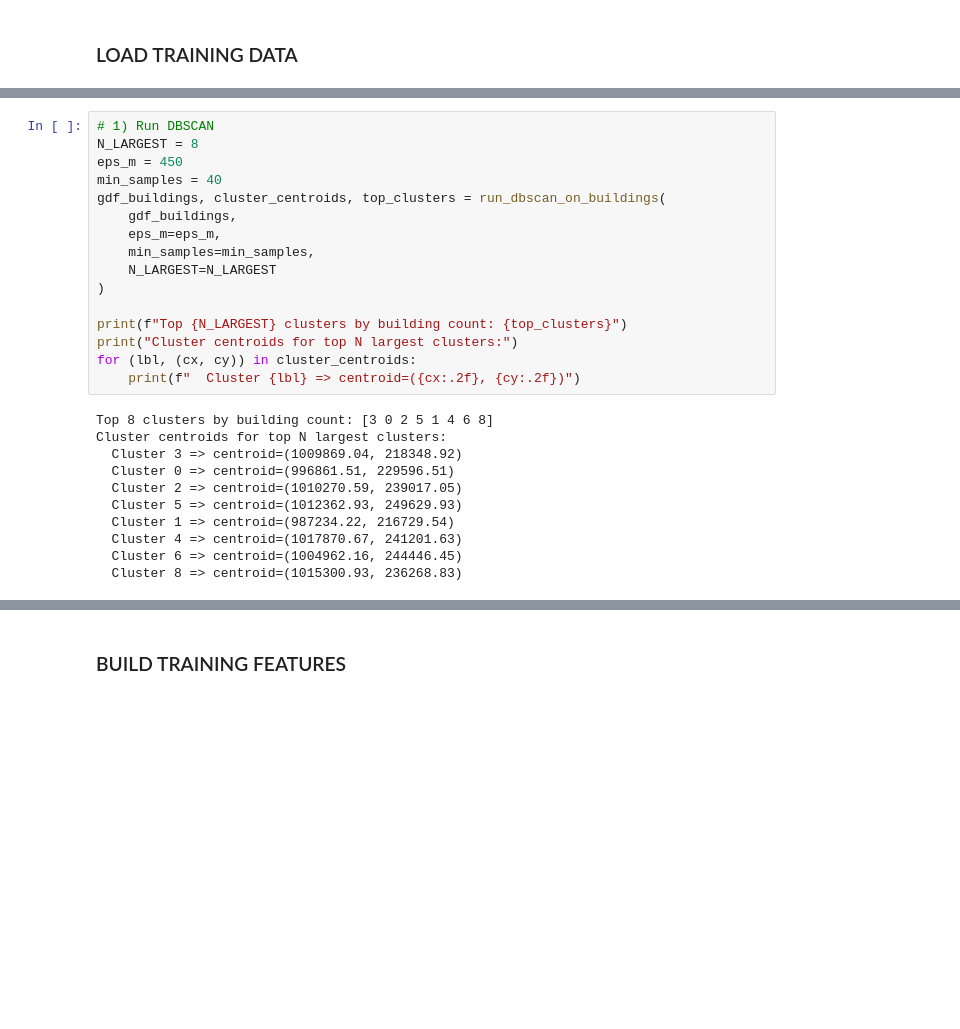
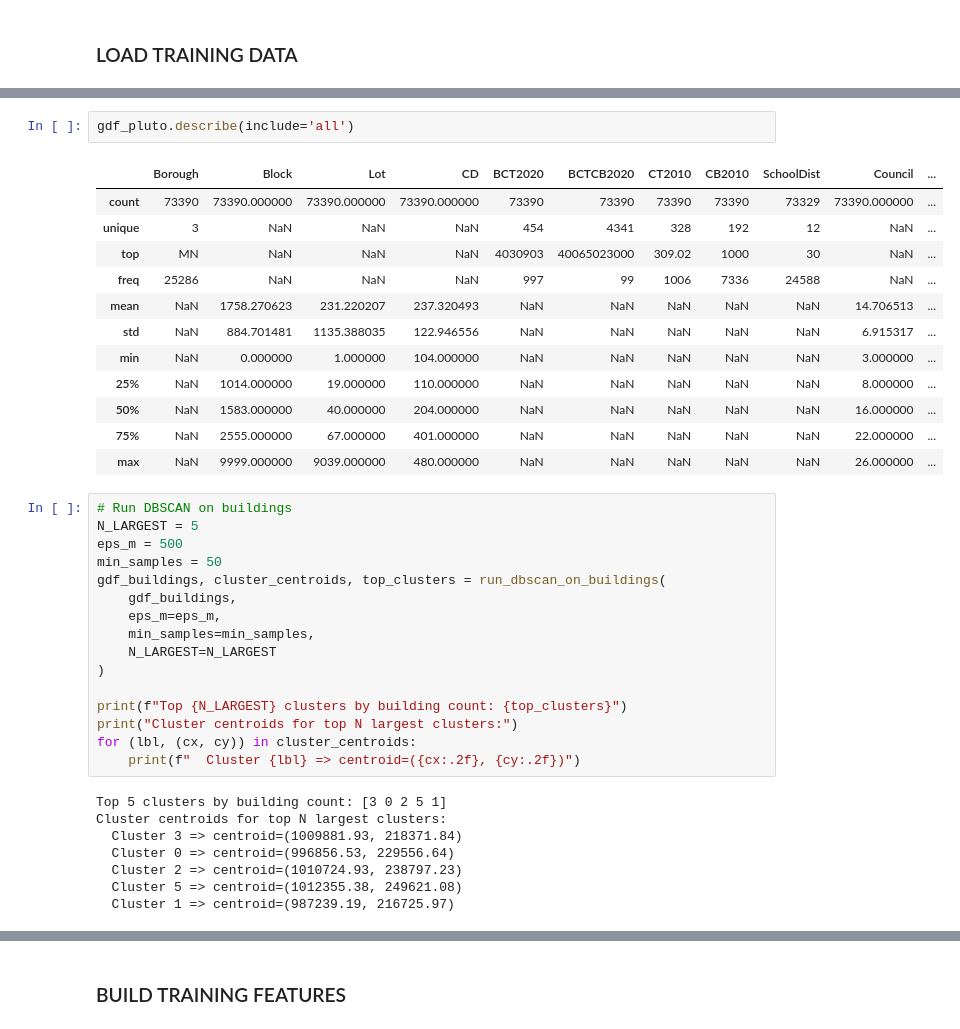
Before and after one commit to MegaKruk/uhi-ai-challenge-2025, a Jupyter notebook: UHI_Model.ipynb, the cells around one changed output, grey strips where cells are left out. Cells and saved outputs as stored; diff of their text form; blank space fills up the shorter version.

```diff
--- a/UHI_Model.ipynb
+++ b/UHI_Model.ipynb
@@ -584,8 +1289,23 @@ Train Total Bounds: [ 985785.41138281  215727.52933294 1017620.84024546  252422.
+# %%
+gdf_pluto.describe(include='all')
+# %% [output]
+|  | Borough | Block | Lot | CD | BCT2020 | BCTCB2020 | CT2010 | CB2010 | SchoolDist | Council | ... |
+| count | 73390 | 73390.000000 | 73390.000000 | 73390.000000 | 73390 | 73390 | 73390 | 73390 | 73329 | 73390.000000 | ... |
+| unique | 3 | NaN | NaN | NaN | 454 | 4341 | 328 | 192 | 12 | NaN | ... |
+| top | MN | NaN | NaN | NaN | 4030903 | 40065023000 | 309.02 | 1000 | 30 | NaN | ... |
+| freq | 25286 | NaN | NaN | NaN | 997 | 99 | 1006 | 7336 | 24588 | NaN | ... |
+| mean | NaN | 1758.270623 | 231.220207 | 237.320493 | NaN | NaN | NaN | NaN | NaN | 14.706513 | ... |
+| std | NaN | 884.701481 | 1135.388035 | 122.946556 | NaN | NaN | NaN | NaN | NaN | 6.915317 | ... |
+| min | NaN | 0.000000 | 1.000000 | 104.000000 | NaN | NaN | NaN | NaN | NaN | 3.000000 | ... |
+| 25% | NaN | 1014.000000 | 19.000000 | 110.000000 | NaN | NaN | NaN | NaN | NaN | 8.000000 | ... |
+| 50% | NaN | 1583.000000 | 40.000000 | 204.000000 | NaN | NaN | NaN | NaN | NaN | 16.000000 | ... |
+| 75% | NaN | 2555.000000 | 67.000000 | 401.000000 | NaN | NaN | NaN | NaN | NaN | 22.000000 | ... |
+| max | NaN | 9999.000000 | 9039.000000 | 480.000000 | NaN | NaN | NaN | NaN | NaN | 26.000000 | ... |
 # %%
-# 1) Run DBSCAN
-N_LARGEST = 8
-eps_m = 450
-min_samples = 40
+# Run DBSCAN on buildings
+N_LARGEST = 5
+eps_m = 500
+min_samples = 50
 gdf_buildings, cluster_centroids, top_clusters = run_dbscan_on_buildings(
     gdf_buildings,
     eps_m=eps_m,
@@ -598,14 +1318,11 @@ print("Cluster centroids for top N largest clusters:")
 for (lbl, (cx, cy)) in cluster_centroids:
     print(f"  Cluster {lbl} => centroid=({cx:.2f}, {cy:.2f})")
 # %% [output]
-Top 8 clusters by building count: [3 0 2 5 1 4 6 8]
+Top 5 clusters by building count: [3 0 2 5 1]
 Cluster centroids for top N largest clusters:
-  Cluster 3 => centroid=(1009869.04, 218348.92)
-  Cluster 0 => centroid=(996861.51, 229596.51)
-  Cluster 2 => centroid=(1010270.59, 239017.05)
-  Cluster 5 => centroid=(1012362.93, 249629.93)
-  Cluster 1 => centroid=(987234.22, 216729.54)
-  Cluster 4 => centroid=(1017870.67, 241201.63)
-  Cluster 6 => centroid=(1004962.16, 244446.45)
-  Cluster 8 => centroid=(1015300.93, 236268.83)
+  Cluster 3 => centroid=(1009881.93, 218371.84)
+  Cluster 0 => centroid=(996856.53, 229556.64)
+  Cluster 2 => centroid=(1010724.93, 238797.23)
+  Cluster 5 => centroid=(1012355.38, 249621.08)
+  Cluster 1 => centroid=(987239.19, 216725.97)
 # %%
```
Also changed, not shown: parts of 81 cells of this notebook.
